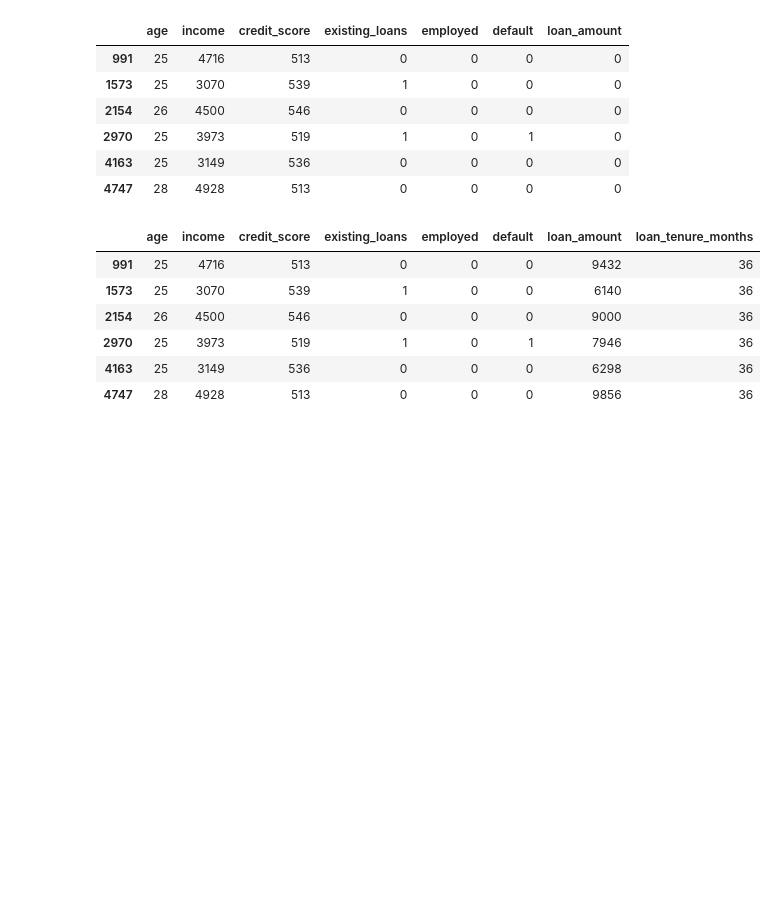
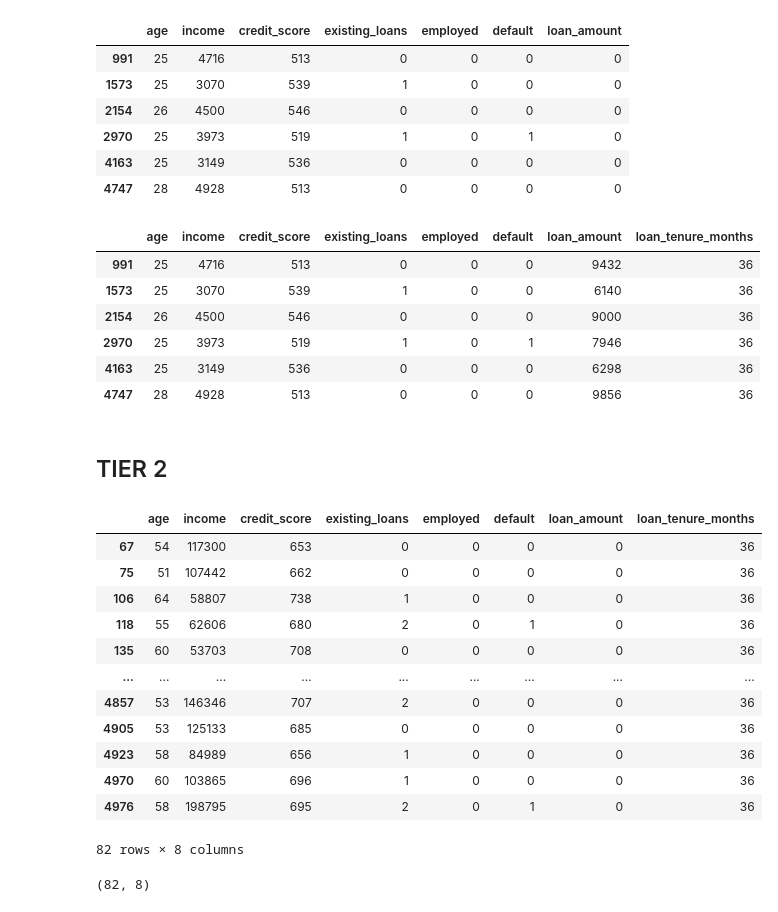
Before and after one commit to mdalishekh/DriftShield, a Jupyter notebook: data_cleaning2.ipynb, the cells around one changed output. Cells and saved outputs as stored; diff of their text form; code cells hidden in the pictures; blank space fills up the shorter version.

```diff
--- a/data_cleaning2.ipynb
+++ b/data_cleaning2.ipynb
@@ -79,3 +79,5 @@ df.loc[tier1]
 | 2970 | 25 | 3973 | 519 | 1 | 0 | 1 | 7946 | 36 |
 | 4163 | 25 | 3149 | 536 | 0 | 0 | 0 | 6298 | 36 |
 | 4747 | 28 | 4928 | 513 | 0 | 0 | 0 | 9856 | 36 |
+# %% [markdown]
+## TIER 2
@@ -81,0 +89,25 @@ df.loc[tier1]
+# %%
+df.loc[
+    (df["employed"]==0) &
+    (df["credit_score"].between(551, 750)) &
+    (df["age"]>=50) &
+    (df["existing_loans"].between(0, 2))
+]
+# %% [output]
+|  | age | income | credit_score | existing_loans | employed | default | loan_amount | loan_tenure_months |
+| 67 | 54 | 117300 | 653 | 0 | 0 | 0 | 0 | 36 |
+| 75 | 51 | 107442 | 662 | 0 | 0 | 0 | 0 | 36 |
+| 106 | 64 | 58807 | 738 | 1 | 0 | 0 | 0 | 36 |
+| 118 | 55 | 62606 | 680 | 2 | 0 | 1 | 0 | 36 |
+| 135 | 60 | 53703 | 708 | 0 | 0 | 0 | 0 | 36 |
+| ... | ... | ... | ... | ... | ... | ... | ... | ... |
+| 4857 | 53 | 146346 | 707 | 2 | 0 | 0 | 0 | 36 |
+| 4905 | 53 | 125133 | 685 | 0 | 0 | 0 | 0 | 36 |
+| 4923 | 58 | 84989 | 656 | 1 | 0 | 0 | 0 | 36 |
+| 4970 | 60 | 103865 | 696 | 1 | 0 | 0 | 0 | 36 |
+| 4976 | 58 | 198795 | 695 | 2 | 0 | 1 | 0 | 36 |
+82 rows × 8 columns
+# %%
+df.loc[tier2].shape
+# %% [output]
+(82, 8)
```
Also changed, not shown: parts of 14 cells of this notebook.
